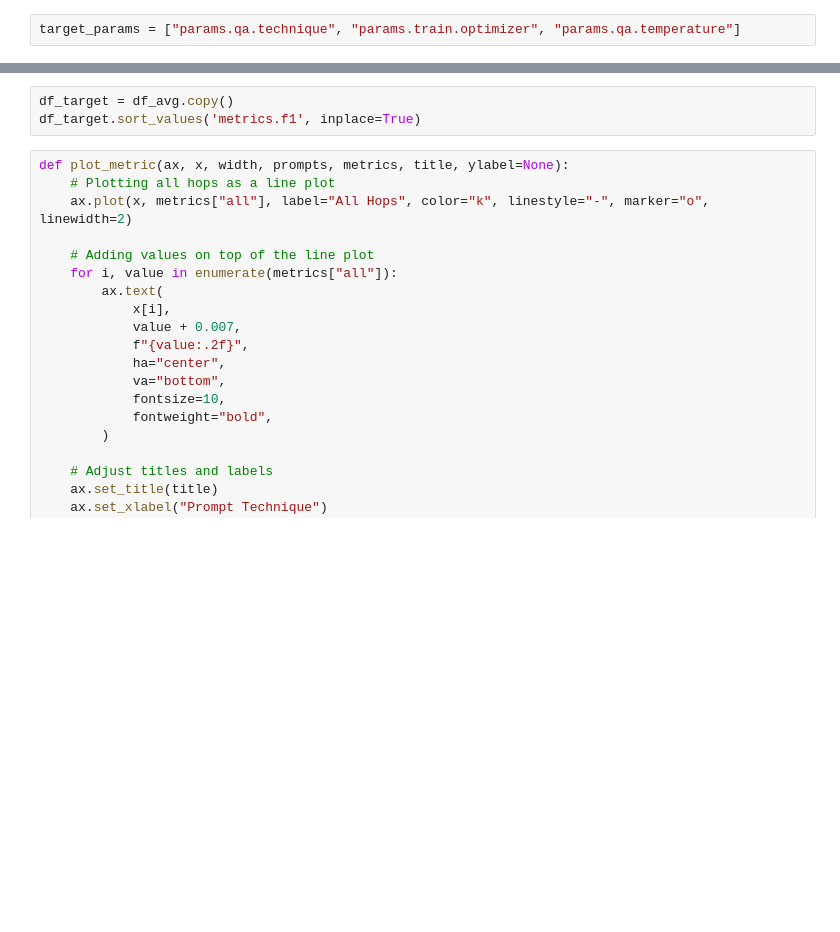
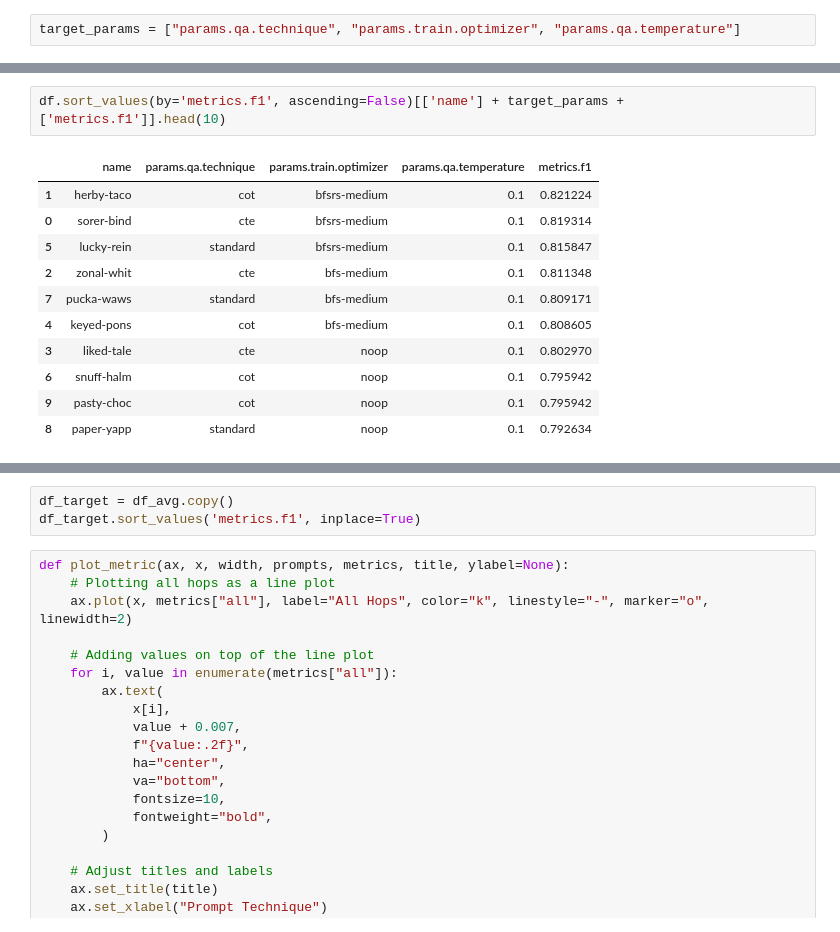
Before and after one commit to bdsaglam/bellem, a Jupyter notebook: dev_nbs/research-mhqa/reports/qa-prompt-optim-hotpotqa.ipynb, the cells around one changed output, grey strips where cells are left out. Cells and saved outputs as stored; diff of their text form; blank space fills up the shorter version.

```diff
--- a/dev_nbs/research-mhqa/reports/qa-prompt-optim-hotpotqa.ipynb
+++ b/dev_nbs/research-mhqa/reports/qa-prompt-optim-hotpotqa.ipynb
@@ -77,3 +73,17 @@ run_counts.loc[mask]
+# %%
+df.sort_values(by='metrics.f1', ascending=False)[['name'] + target_params + ['metrics.f1']].head(10)
+# %% [output]
+|  | name | params.qa.technique | params.train.optimizer | params.qa.temperature | metrics.f1 |
+| 1 | herby-taco | cot | bfsrs-medium | 0.1 | 0.821224 |
+| 0 | sorer-bind | cte | bfsrs-medium | 0.1 | 0.819314 |
+| 5 | lucky-rein | standard | bfsrs-medium | 0.1 | 0.815847 |
+| 2 | zonal-whit | cte | bfs-medium | 0.1 | 0.811348 |
+| 7 | pucka-waws | standard | bfs-medium | 0.1 | 0.809171 |
+| 4 | keyed-pons | cot | bfs-medium | 0.1 | 0.808605 |
+| 3 | liked-tale | cte | noop | 0.1 | 0.802970 |
+| 6 | snuff-halm | cot | noop | 0.1 | 0.795942 |
+| 9 | pasty-choc | cot | noop | 0.1 | 0.795942 |
+| 8 | paper-yapp | standard | noop | 0.1 | 0.792634 |
 # %%
 # Average metrics over repeated runs (params.run)
 df_avg = df.groupby(target_params)[metric_cols].max().reset_index()
```
Also changed, not shown: parts of 5 cells of this notebook, 3 other files.
